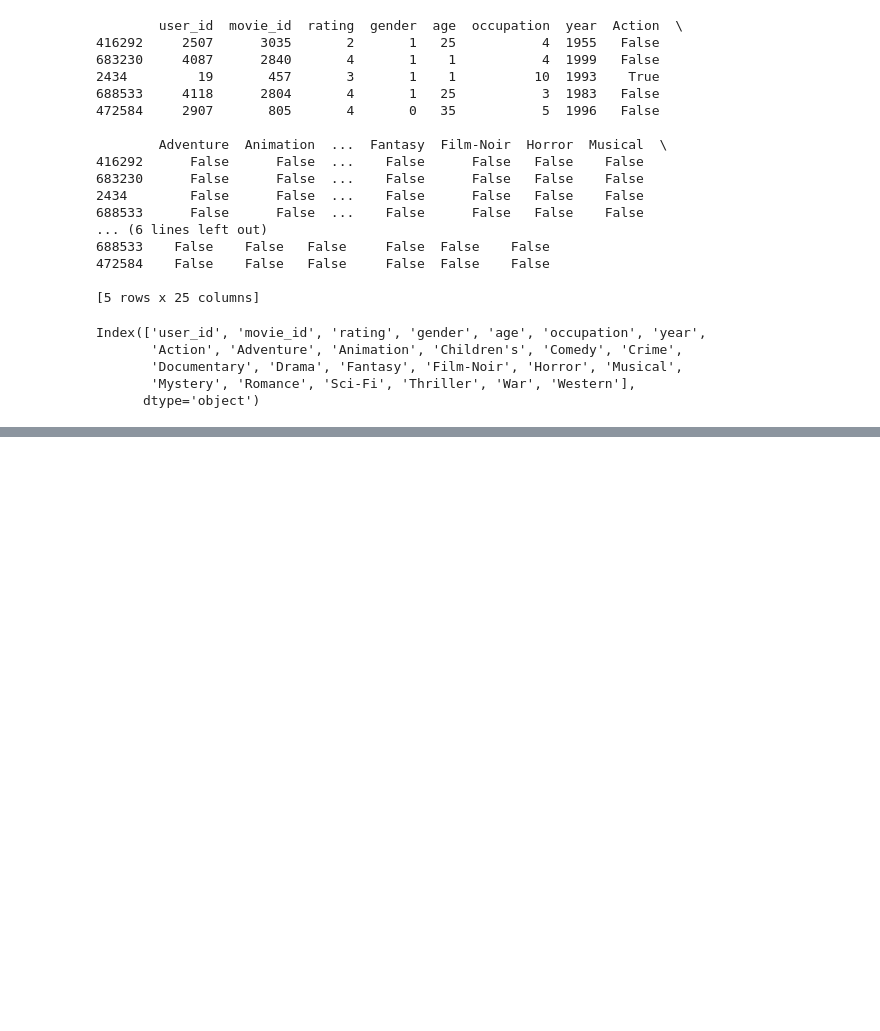
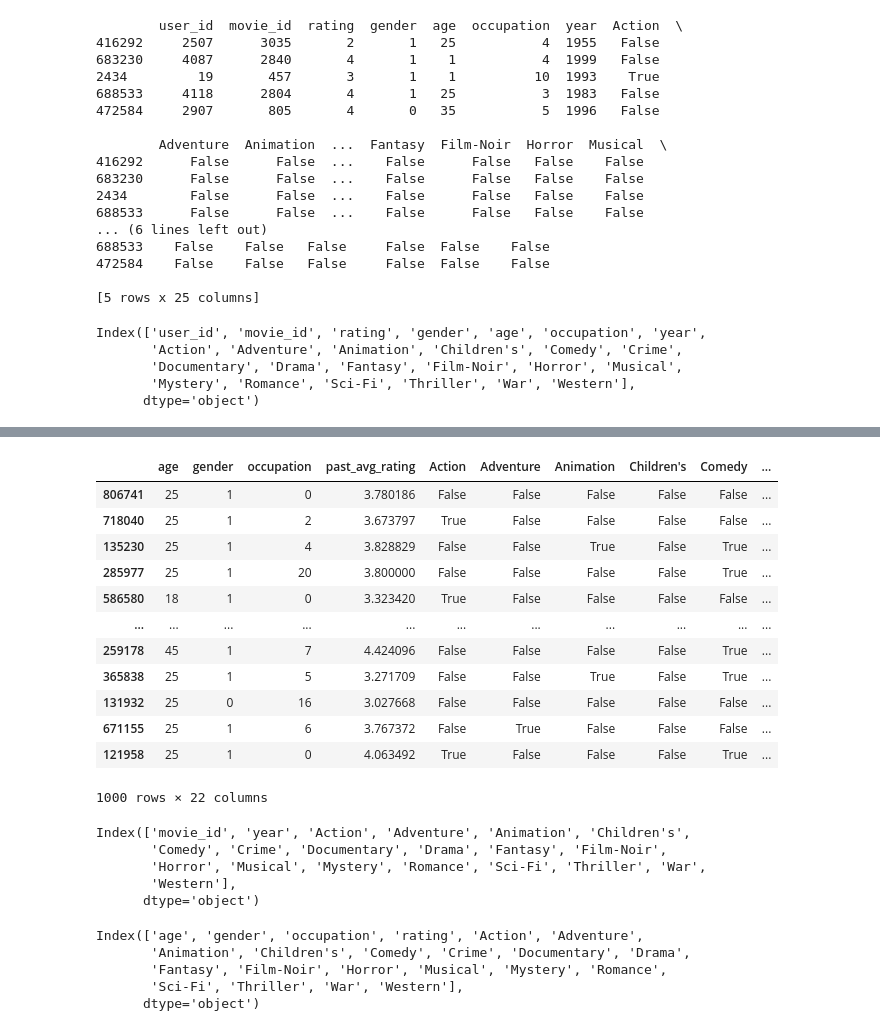
Before and after one commit to shayan-naghizade/ML_Practice, a Jupyter notebook: Movie Recommendation System/code.ipynb, the cells around one changed output, grey strips where cells are left out. Drawn from its saved outputs; the diff is of its cells as text; code cells hidden in the pictures; blank space fills up the shorter version.

```diff
--- a/Movie Recommendation System/code.ipynb
+++ b/Movie Recommendation System/code.ipynb
@@ -315,0 +341,36 @@ print(final_data.head())
+# %%
+target = train_data['high_rating']
+
+features = train_data.drop(columns=['high_rating',"user_id"])
+# %%
+features
+# %% [output]
+|  | age | gender | occupation | past_avg_rating | Action | Adventure | Animation | Children's | Comedy | ... |
+| 806741 | 25 | 1 | 0 | 3.780186 | False | False | False | False | False | ... |
+| 718040 | 25 | 1 | 2 | 3.673797 | True | False | False | False | False | ... |
+| 135230 | 25 | 1 | 4 | 3.828829 | False | False | True | False | True | ... |
+| 285977 | 25 | 1 | 20 | 3.800000 | False | False | False | False | True | ... |
+| 586580 | 18 | 1 | 0 | 3.323420 | True | False | False | False | False | ... |
+| ... | ... | ... | ... | ... | ... | ... | ... | ... | ... | ... |
+| 259178 | 45 | 1 | 7 | 4.424096 | False | False | False | False | True | ... |
+| 365838 | 25 | 1 | 5 | 3.271709 | False | False | True | False | True | ... |
+| 131932 | 25 | 0 | 16 | 3.027668 | False | False | False | False | False | ... |
+| 671155 | 25 | 1 | 6 | 3.767372 | False | True | False | False | False | ... |
+| 121958 | 25 | 1 | 0 | 4.063492 | True | False | False | False | True | ... |
+1000 rows × 22 columns
+# %%
+movies.columns
+# %% [output]
+Index(['movie_id', 'year', 'Action', 'Adventure', 'Animation', 'Children's',
+       'Comedy', 'Crime', 'Documentary', 'Drama', 'Fantasy', 'Film-Noir',
+       'Horror', 'Musical', 'Mystery', 'Romance', 'Sci-Fi', 'Thriller', 'War',
+       'Western'],
+      dtype='object')
+# %%
+features.columns
+# %% [output]
+Index(['age', 'gender', 'occupation', 'rating', 'Action', 'Adventure',
+       'Animation', 'Children's', 'Comedy', 'Crime', 'Documentary', 'Drama',
+       'Fantasy', 'Film-Noir', 'Horror', 'Musical', 'Mystery', 'Romance',
+       'Sci-Fi', 'Thriller', 'War', 'Western'],
+      dtype='object')
```
Also changed, not shown: parts of 13 cells of this notebook.
